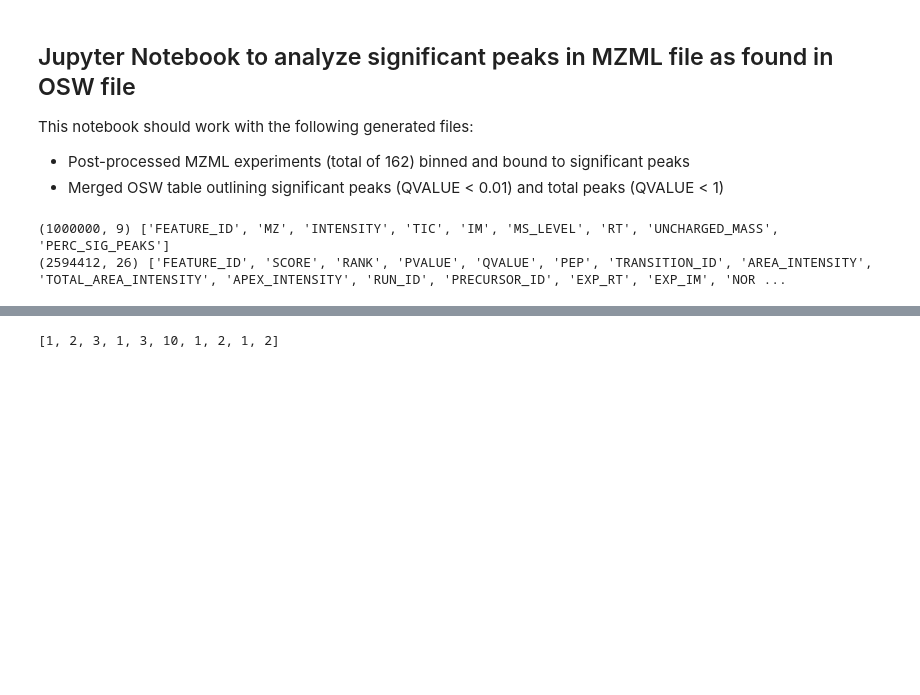
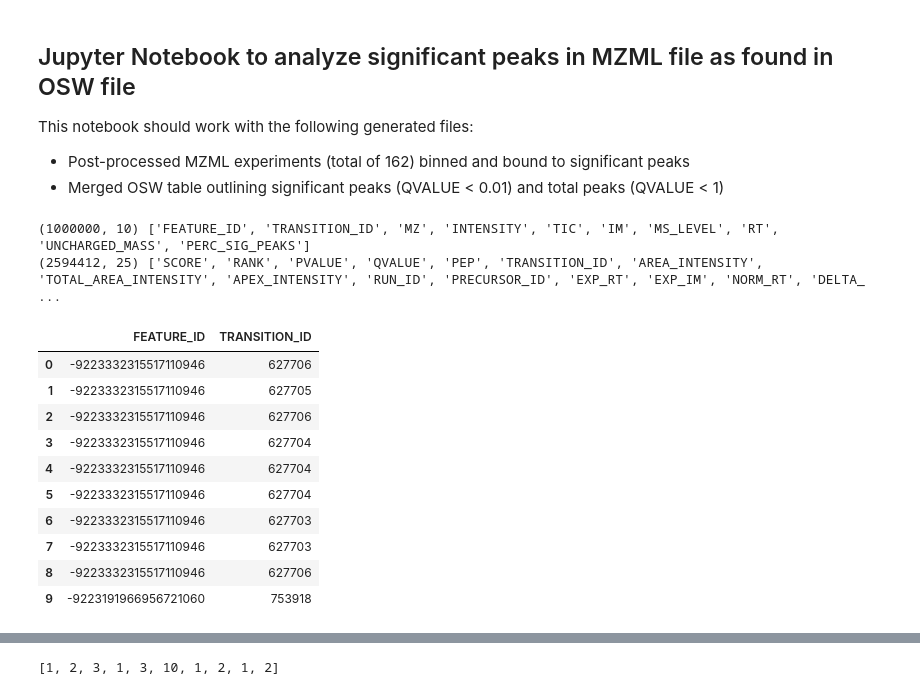
Before and after one commit to irahorecka/roest-ms, a Jupyter notebook: sig-peak-dia.ipynb, the cells around one changed output, grey strips where cells are left out. Saved outputs shown, nothing was run; the diff lists cells and outputs as text; code cells hidden in the pictures; blank space fills up the shorter version.

```diff
--- a/sig-peak-dia.ipynb
+++ b/sig-peak-dia.ipynb
@@ -40,7 +40,22 @@ sig_qvalue_osw_df = pd.read_csv(sig_qvalue_osw, sep="\t")
 # %%
 print(mzml_1_162_df.shape, list(mzml_1_162_df))
 print(sig_qvalue_osw_df.shape, list(sig_qvalue_osw_df))
-merged_df = mzml_1_162_df.merge(sig_qvalue_osw_df, on="FEATURE_ID")
+merged_df = mzml_1_162_df.merge(sig_qvalue_osw_df, on="TRANSITION_ID")
 # %% [output]
-(1000000, 9) ['FEATURE_ID', 'MZ', 'INTENSITY', 'TIC', 'IM', 'MS_LEVEL', 'RT', 'UNCHARGED_MASS', 'PERC_SIG_PEAKS']
-(2594412, 26) ['FEATURE_ID', 'SCORE', 'RANK', 'PVALUE', 'QVALUE', 'PEP', 'TRANSITION_ID', 'AREA_INTENSITY', 'TOTAL_AREA_INTENSITY', 'APEX_INTENSITY', 'RUN_ID', 'PRECURSOR_ID', 'EXP_RT', 'EXP_IM', 'NOR ...
+(1000000, 10) ['FEATURE_ID', 'TRANSITION_ID', 'MZ', 'INTENSITY', 'TIC', 'IM', 'MS_LEVEL', 'RT', 'UNCHARGED_MASS', 'PERC_SIG_PEAKS']
+(2594412, 25) ['SCORE', 'RANK', 'PVALUE', 'QVALUE', 'PEP', 'TRANSITION_ID', 'AREA_INTENSITY', 'TOTAL_AREA_INTENSITY', 'APEX_INTENSITY', 'RUN_ID', 'PRECURSOR_ID', 'EXP_RT', 'EXP_IM', 'NORM_RT', 'DELTA_ ...
+# %%
+# sig_qvalue_osw_df.head(10)[['FEATURE_ID', 'TRANSITION_ID']]
+mzml_1_162_df.head(10)[["FEATURE_ID", "TRANSITION_ID"]]
+# %% [output]
+|  | FEATURE_ID | TRANSITION_ID |
+| 0 | -9223332315517110946 | 627706 |
+| 1 | -9223332315517110946 | 627705 |
+| 2 | -9223332315517110946 | 627706 |
+| 3 | -9223332315517110946 | 627704 |
+| 4 | -9223332315517110946 | 627704 |
+| 5 | -9223332315517110946 | 627704 |
+| 6 | -9223332315517110946 | 627703 |
+| 7 | -9223332315517110946 | 627703 |
+| 8 | -9223332315517110946 | 627706 |
+| 9 | -9223191966956721060 | 753918 |
```
Also changed, not shown: parts of 12 cells of this notebook, 2 other files.
